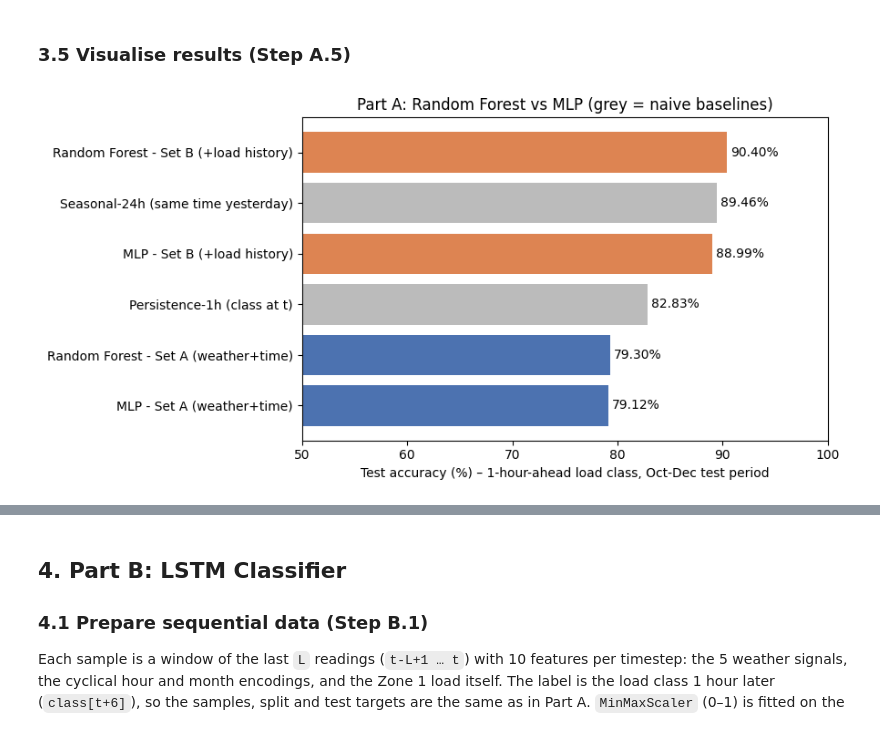
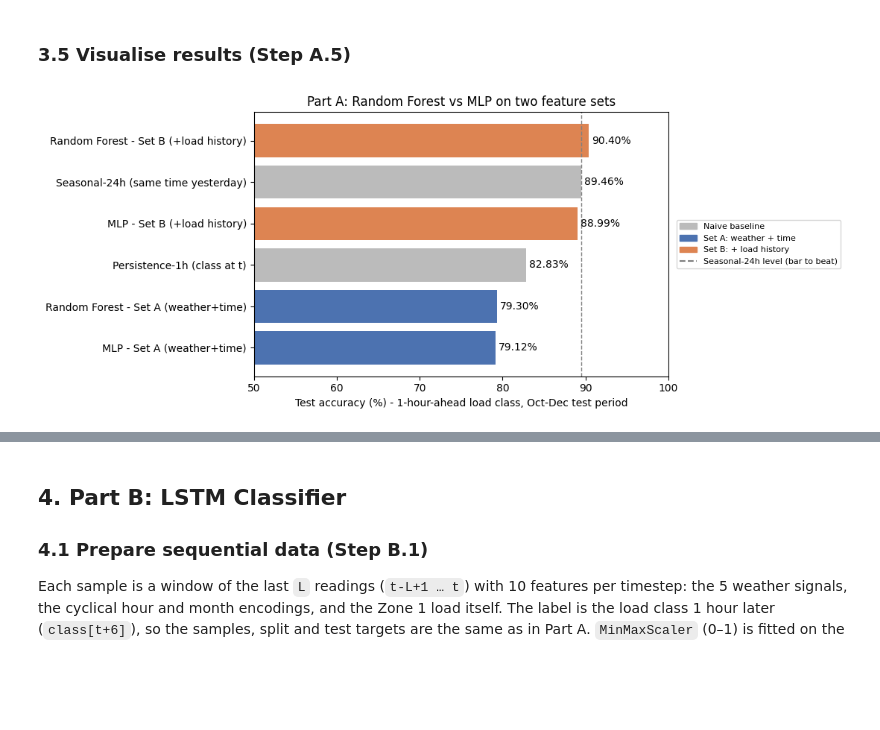
Before and after one commit to 0ceanya/cos40007-AI_Engineering, a Jupyter notebook: portfolio/portfolio-3.ipynb, the cells around one changed output, grey strips where cells are left out. Saved outputs shown, nothing was run; the diff lists cells and outputs as text; code cells hidden in the pictures; blank space fills up the shorter version.

```diff
--- a/portfolio/portfolio-3.ipynb
+++ b/portfolio/portfolio-3.ipynb
@@ -284,17 +284,25 @@ weighted avg     0.9118    0.9040    0.9062     10484
 # %% [markdown]
 ### 3.5 Visualise results (Step A.5)
 # %%
+from matplotlib.patches import Patch
+from matplotlib.lines import Line2D
+
 plot_df = partA_table[['Accuracy', 'Weighted F1']].sort_values('Accuracy')
 colors = ['#BBBBBB' if 'Persistence' in i or 'Seasonal' in i else ('#4C72B0' if 'Set A' in i else '#DD8452')
           for i in plot_df.index]
-fig, ax = plt.subplots(figsize=(9, 4.5))
+fig, ax = plt.subplots(figsize=(11, 4.5))
 bars = ax.barh(plot_df.index, plot_df['Accuracy'] * 100, color=colors)
 ax.bar_label(bars, fmt='%.2f%%', padding=3)
+ax.axvline(plot_df.loc['Seasonal-24h (same time yesterday)', 'Accuracy'] * 100, color='grey', ls='--', lw=1)
+ax.legend(handles=[Patch(color='#BBBBBB', label='Naive baseline'), Patch(color='#4C72B0', label='Set A: weather + time'),
+                   Patch(color='#DD8452', label='Set B: + load history'),
+                   Line2D([], [], color='grey', ls='--', label='Seasonal-24h level (bar to beat)')],
+          loc='center left', bbox_to_anchor=(1.01, 0.5), fontsize=8)
 ax.set_xlim(50, 100)
-ax.set_xlabel('Test accuracy (%) – 1-hour-ahead load class, Oct-Dec test period')
-ax.set_title('Part A: Random Forest vs MLP (grey = naive baselines)')
+ax.set_xlabel('Test accuracy (%) - 1-hour-ahead load class, Oct-Dec test period')
+ax.set_title('Part A: Random Forest vs MLP on two feature sets')
 plt.tight_layout()
 plt.savefig('figures/p3_partA_bar.png', dpi=150)
 plt.show()
 # %% [output]
-[figure, old version]
+[figure, new version]
```
Also changed, not shown: parts of 6 cells of this notebook, 1 other file.
